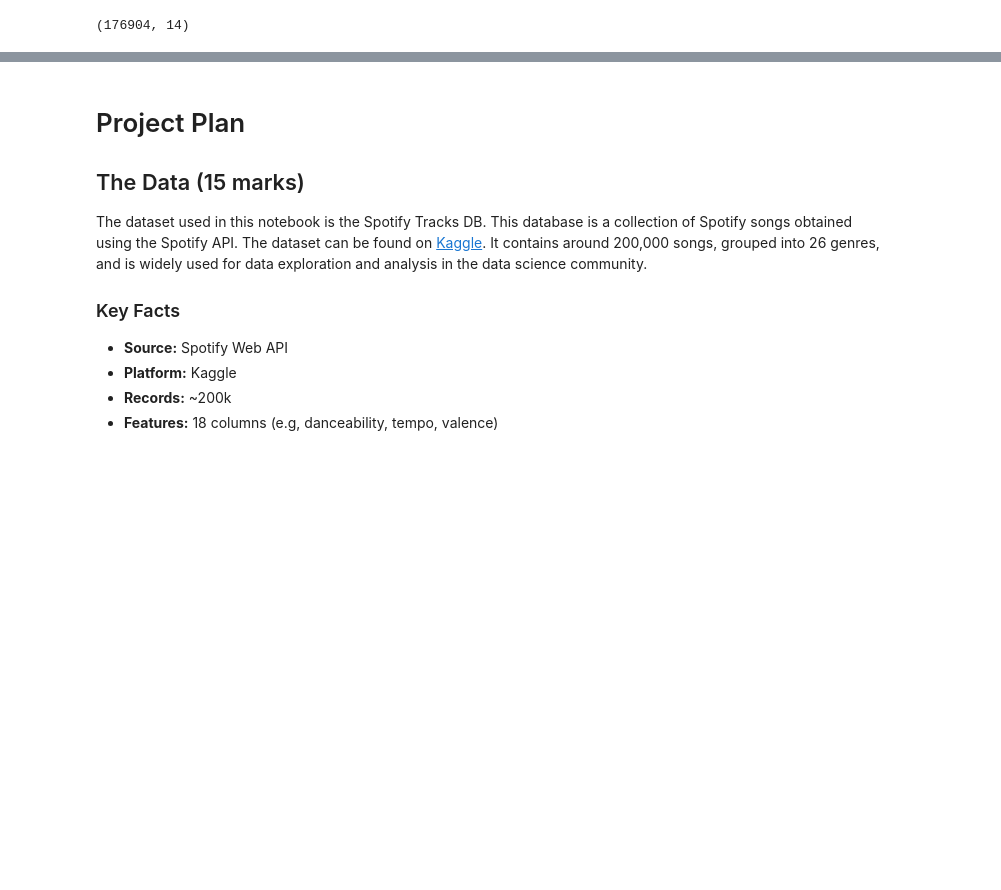
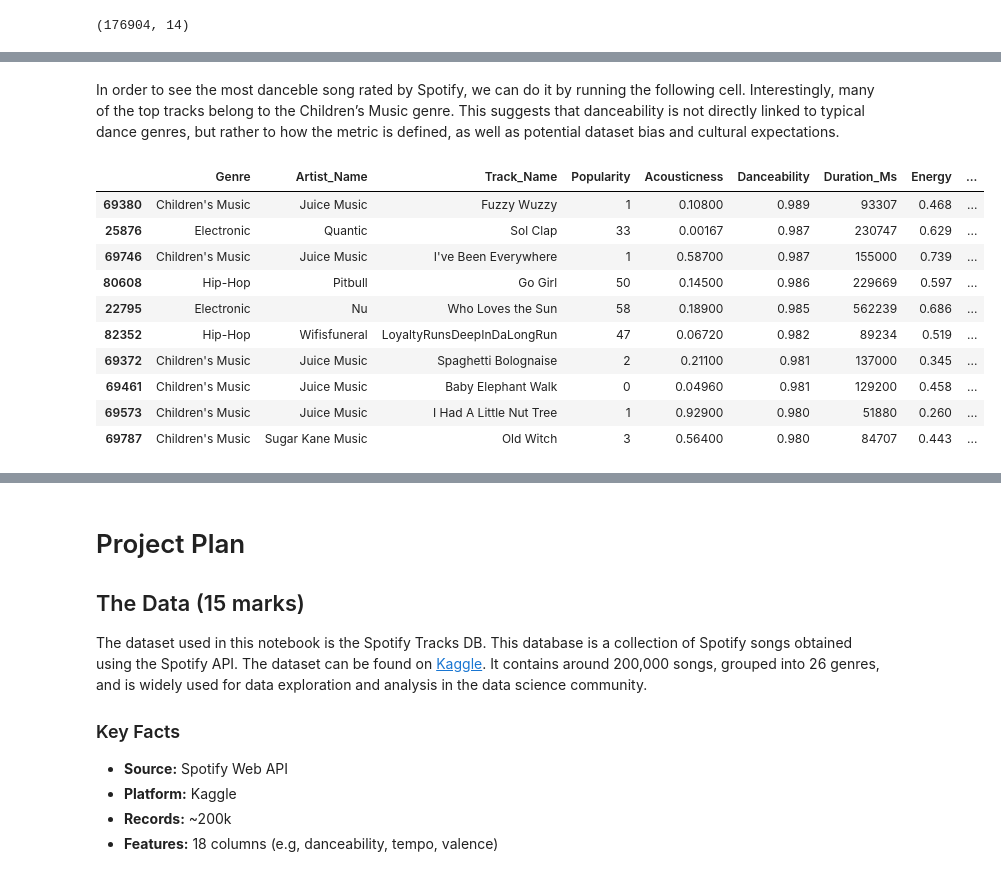
Before and after one commit to bartzilla/SpotifyDB_Music_Analysis, a Jupyter notebook: P4DS_A2_Data_Analysis_Project.ipynb, the cells around one changed output, grey strips where cells are left out. Drawn from its saved outputs; the diff is of its cells as text; code cells hidden in the pictures; blank space fills up the shorter version.

```diff
--- a/P4DS_A2_Data_Analysis_Project.ipynb
+++ b/P4DS_A2_Data_Analysis_Project.ipynb
@@ -274,0 +309,16 @@ df.shape
+# %% [markdown]
+In order to see the most danceble song rated by Spotify, we can do it by running the following cell. Interestingly, many of the top tracks belong to the Children’s Music genre. This suggests that danceability is not directly linked to typical dance genres, but rather to how the metric is defined, as well as potential dataset bias and cultural expectations.
+# %%
+df.nlargest(10, 'Danceability')
+# %% [output]
+|  | Genre | Artist_Name | Track_Name | Popularity | Acousticness | Danceability | Duration_Ms | Energy | ... |
+| 69380 | Children's Music | Juice Music | Fuzzy Wuzzy | 1 | 0.10800 | 0.989 | 93307 | 0.468 | ... |
+| 25876 | Electronic | Quantic | Sol Clap | 33 | 0.00167 | 0.987 | 230747 | 0.629 | ... |
+| 69746 | Children's Music | Juice Music | I've Been Everywhere | 1 | 0.58700 | 0.987 | 155000 | 0.739 | ... |
+| 80608 | Hip-Hop | Pitbull | Go Girl | 50 | 0.14500 | 0.986 | 229669 | 0.597 | ... |
+| 22795 | Electronic | Nu | Who Loves the Sun | 58 | 0.18900 | 0.985 | 562239 | 0.686 | ... |
+| 82352 | Hip-Hop | Wifisfuneral | LoyaltyRunsDeepInDaLongRun | 47 | 0.06720 | 0.982 | 89234 | 0.519 | ... |
+| 69372 | Children's Music | Juice Music | Spaghetti Bolognaise | 2 | 0.21100 | 0.981 | 137000 | 0.345 | ... |
+| 69461 | Children's Music | Juice Music | Baby Elephant Walk | 0 | 0.04960 | 0.981 | 129200 | 0.458 | ... |
+| 69573 | Children's Music | Juice Music | I Had A Little Nut Tree | 1 | 0.92900 | 0.980 | 51880 | 0.260 | ... |
+| 69787 | Children's Music | Sugar Kane Music | Old Witch | 3 | 0.56400 | 0.980 | 84707 | 0.443 | ... |
```
Also changed, not shown: parts of 19 cells of this notebook.
